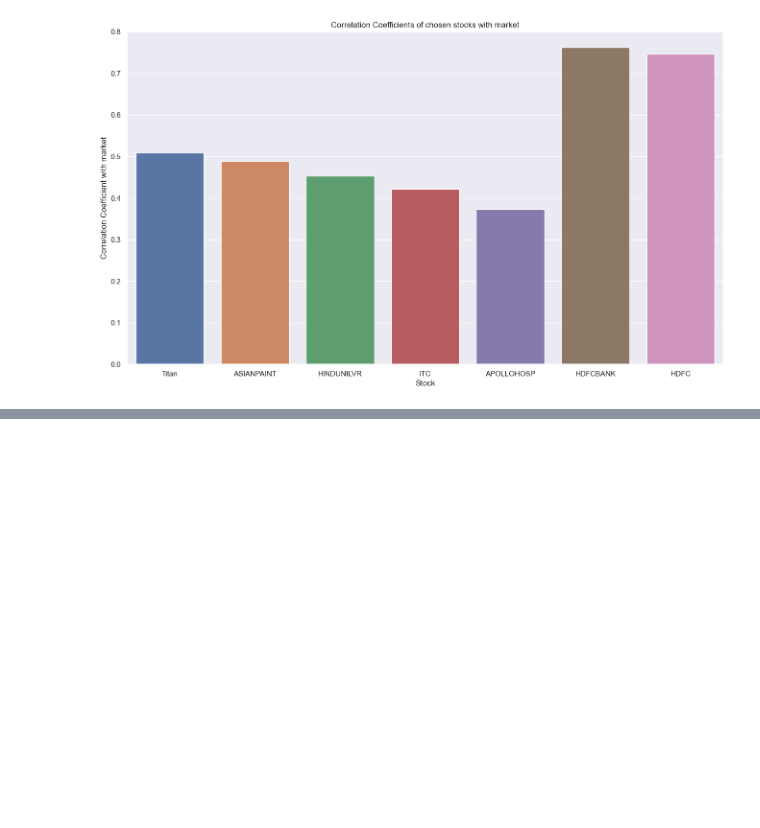
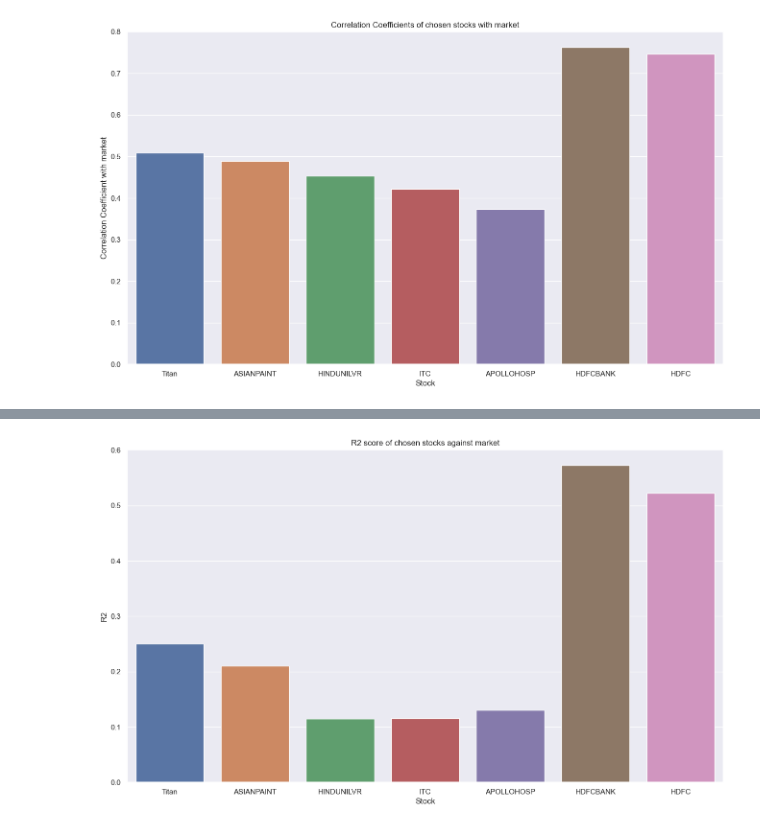
Before and after one commit to yotitan/DA226O-Project1, a Jupyter notebook: 2 - Calculations.ipynb, the cells around one changed output, grey strips where cells are left out. Cells and saved outputs as stored; diff of their text form; code cells hidden in the pictures; blank space fills up the shorter version.

```diff
--- a/2 - Calculations.ipynb
+++ b/2 - Calculations.ipynb
@@ -146,0 +185,5 @@ plt.show( )
+# %%
+r2 = {}
+
+for stock in chosen_ones:
+    r2[stock] = r2_score( train_history[stock]['Return'], train_history[index_one]['Return'] )
@@ -146,0 +200,8 @@ plt.show( )
+# %%
+sns.barplot( x=list( r2.keys( ) ), y=list( r2.values( ) ) )
+plt.xlabel( 'Stock' )
+plt.ylabel( 'R2' )
+plt.title( 'R2 score of chosen stocks against market' )
+plt.show( )
+# %% [output]
+[figure, added]
```
Also changed, not shown: parts of 12 cells of this notebook, 2 other files.
